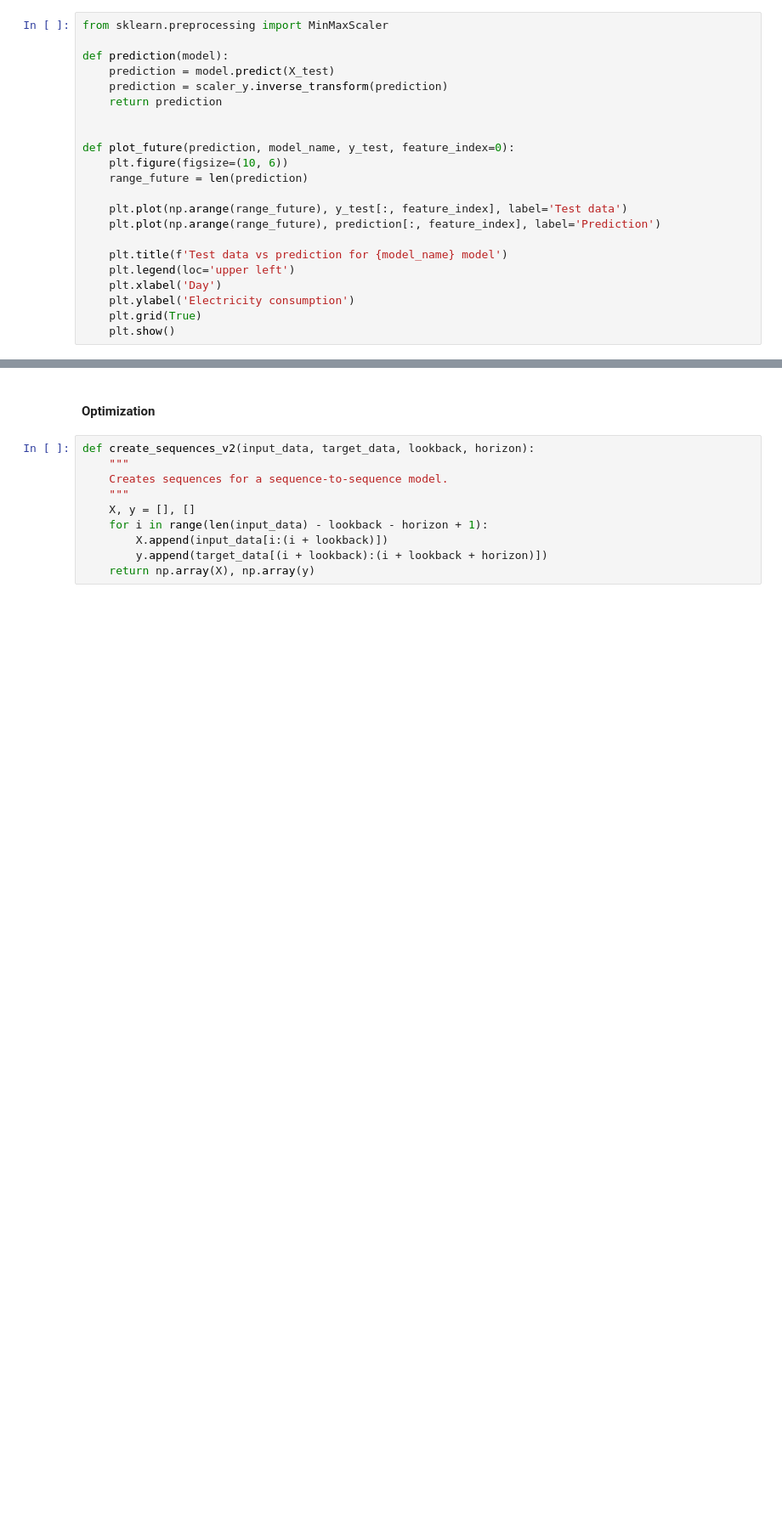
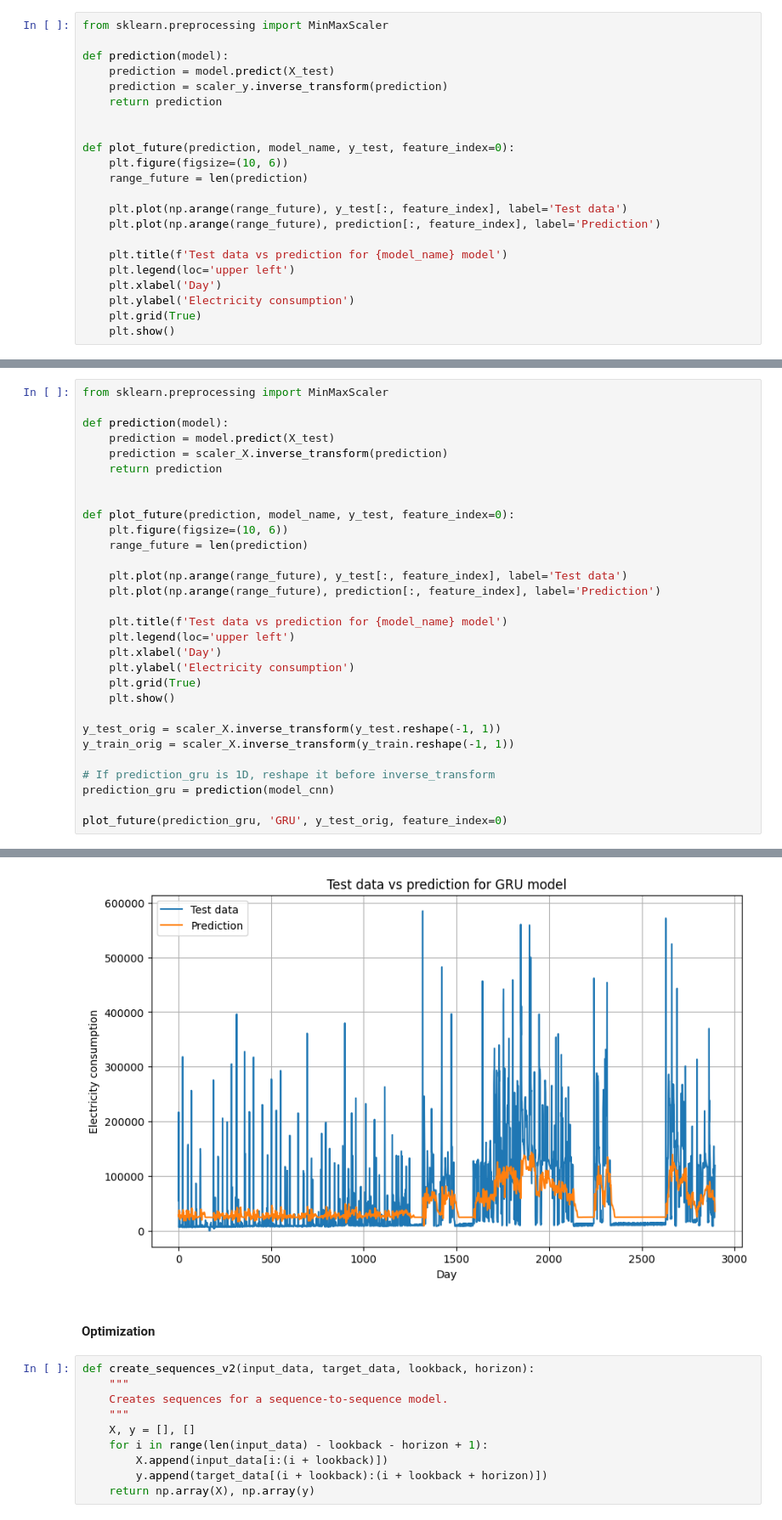
Before and after one commit to Ghada-Ataaoui/Energy-Consumption-Forecast, a Jupyter notebook: src/models/GRU_pred.ipynb, the cells around one changed output, grey strips where cells are left out. Shown at 85% size. Cells and saved outputs as stored; diff of their text form; blank space fills up the shorter version.

```diff
--- a/src/models/GRU_pred.ipynb
+++ b/src/models/GRU_pred.ipynb
@@ -879,0 +989,31 @@ plot_future(prediction_gru, 'GRU', y_test_orig, feature_index=0)
+# %%
+from sklearn.preprocessing import MinMaxScaler
+
+def prediction(model):
+    prediction = model.predict(X_test)
+    prediction = scaler_X.inverse_transform(prediction)
+    return prediction
+
+
+def plot_future(prediction, model_name, y_test, feature_index=0):
+    plt.figure(figsize=(10, 6))
+    range_future = len(prediction)
+
+    plt.plot(np.arange(range_future), y_test[:, feature_index], label='Test data')
+    plt.plot(np.arange(range_future), prediction[:, feature_index], label='Prediction')
+
+    plt.title(f'Test data vs prediction for {model_name} model')
+    plt.legend(loc='upper left')
+    plt.xlabel('Day')
+    plt.ylabel('Electricity consumption')
+    plt.grid(True)
+    plt.show()
+
+y_test_orig = scaler_X.inverse_transform(y_test.reshape(-1, 1))
+y_train_orig = scaler_X.inverse_transform(y_train.reshape(-1, 1))
+
+# If prediction_gru is 1D, reshape it before inverse_transform
+prediction_gru = prediction(model_cnn)
+
+plot_future(prediction_gru, 'GRU', y_test_orig, feature_index=0)
+# %% [output]
@@ -880,3 +1021,4 @@ plot_future(prediction_gru, 'GRU', y_test_orig, feature_index=0)
+[figure, added]
 # %% [markdown]
 #### Optimization
 # %%
```
Also changed, not shown: parts of 15 cells of this notebook.
